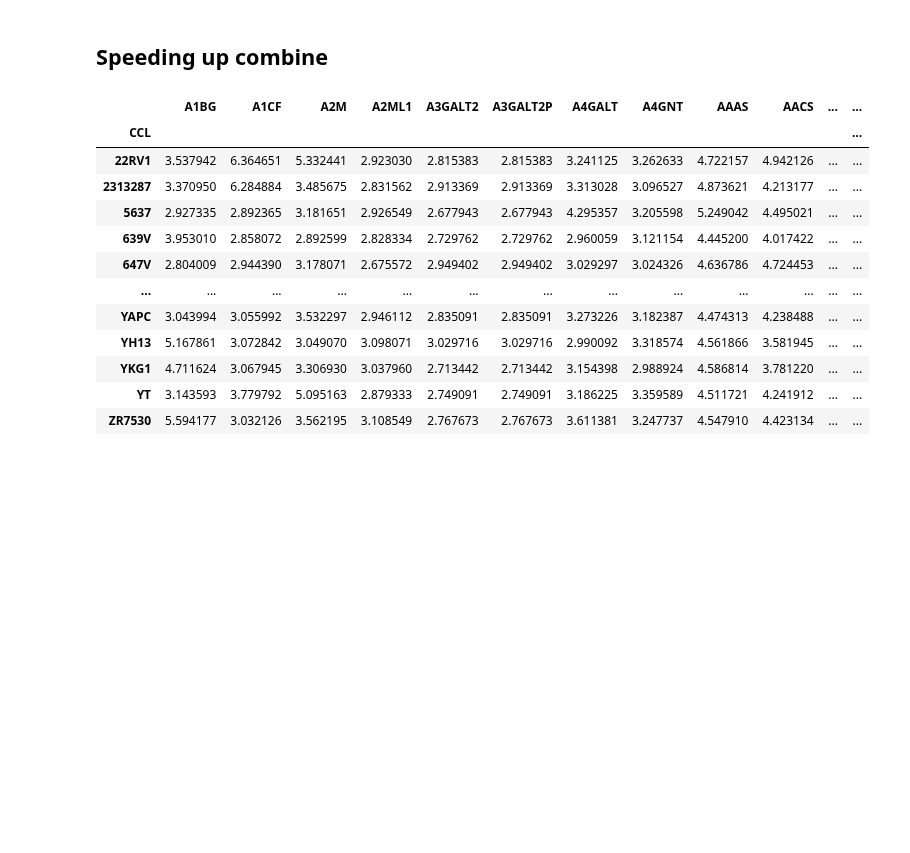
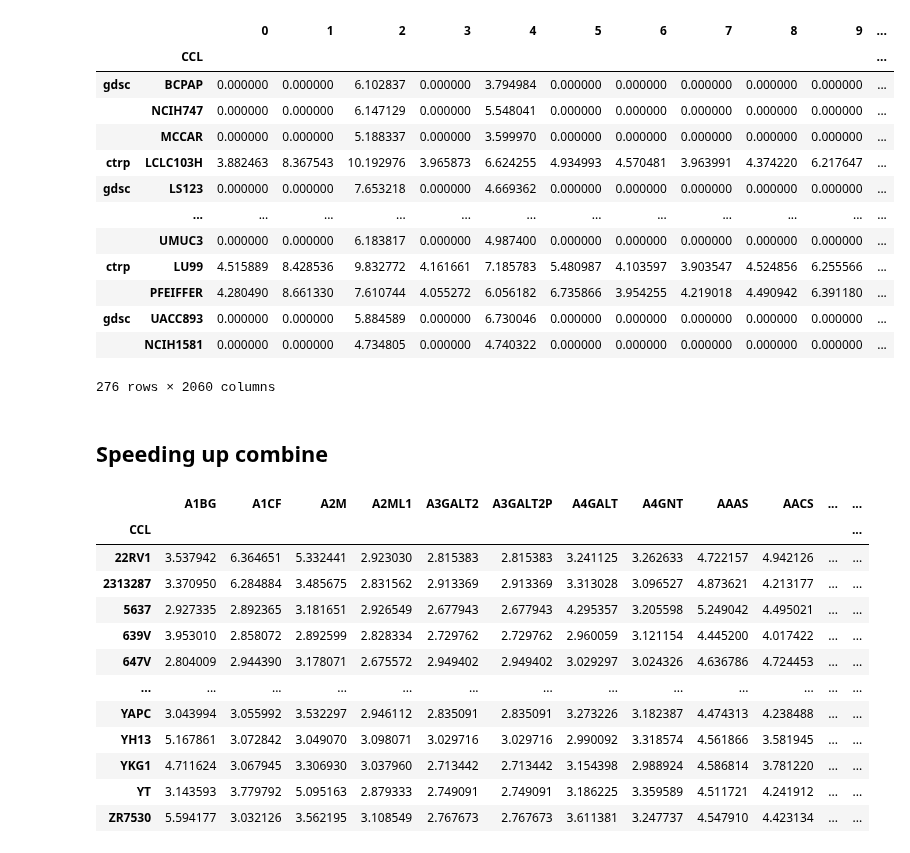
Before and after one commit to lucas-ubm/phc-data-pipeline, a Jupyter notebook: Messing.ipynb, the cells around one changed output. Drawn from its saved outputs; the diff is of its cells as text; code cells hidden in the pictures; blank space fills up the shorter version.

```diff
--- a/Messing.ipynb
+++ b/Messing.ipynb
@@ -9,3 +70,20 @@ from methods import pre
+# %%
+aag.X['fs_test']
+# %% [output]
+|  |  | 0 | 1 | 2 | 3 | 4 | 5 | 6 | 7 | 8 | 9 | ... |
+|  | CCL |  |  |  |  |  |  |  |  |  |  | ... |
+| gdsc | BCPAP | 0.000000 | 0.000000 | 6.102837 | 0.000000 | 3.794984 | 0.000000 | 0.000000 | 0.000000 | 0.000000 | 0.000000 | ... |
+|  | NCIH747 | 0.000000 | 0.000000 | 6.147129 | 0.000000 | 5.548041 | 0.000000 | 0.000000 | 0.000000 | 0.000000 | 0.000000 | ... |
+|  | MCCAR | 0.000000 | 0.000000 | 5.188337 | 0.000000 | 3.599970 | 0.000000 | 0.000000 | 0.000000 | 0.000000 | 0.000000 | ... |
+| ctrp | LCLC103H | 3.882463 | 8.367543 | 10.192976 | 3.965873 | 6.624255 | 4.934993 | 4.570481 | 3.963991 | 4.374220 | 6.217647 | ... |
+| gdsc | LS123 | 0.000000 | 0.000000 | 7.653218 | 0.000000 | 4.669362 | 0.000000 | 0.000000 | 0.000000 | 0.000000 | 0.000000 | ... |
+|  | ... | ... | ... | ... | ... | ... | ... | ... | ... | ... | ... | ... |
+|  | UMUC3 | 0.000000 | 0.000000 | 6.183817 | 0.000000 | 4.987400 | 0.000000 | 0.000000 | 0.000000 | 0.000000 | 0.000000 | ... |
+| ctrp | LU99 | 4.515889 | 8.428536 | 9.832772 | 4.161661 | 7.185783 | 5.480987 | 4.103597 | 3.903547 | 4.524856 | 6.255566 | ... |
+|  | PFEIFFER | 4.280490 | 8.661330 | 7.610744 | 4.055272 | 6.056182 | 6.735866 | 3.954255 | 4.219018 | 4.490942 | 6.391180 | ... |
+| gdsc | UACC893 | 0.000000 | 0.000000 | 5.884589 | 0.000000 | 6.730046 | 0.000000 | 0.000000 | 0.000000 | 0.000000 | 0.000000 | ... |
+|  | NCIH1581 | 0.000000 | 0.000000 | 4.734805 | 0.000000 | 4.740322 | 0.000000 | 0.000000 | 0.000000 | 0.000000 | 0.000000 | ... |
+276 rows × 2060 columns
 # %% [markdown]
 ## Speeding up combine
 # %%
```
Also changed, not shown: parts of 11 cells of this notebook, 2 other files.
